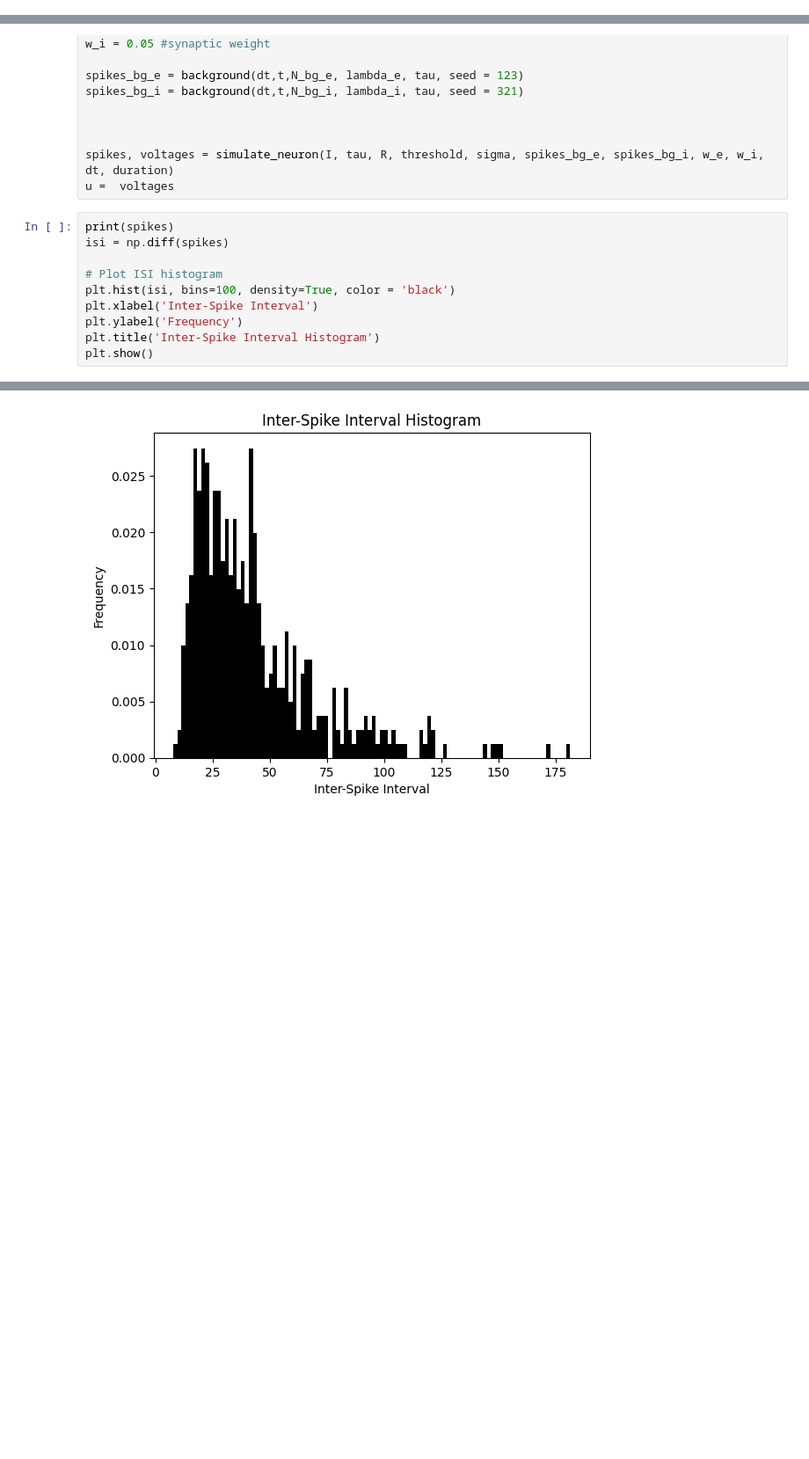
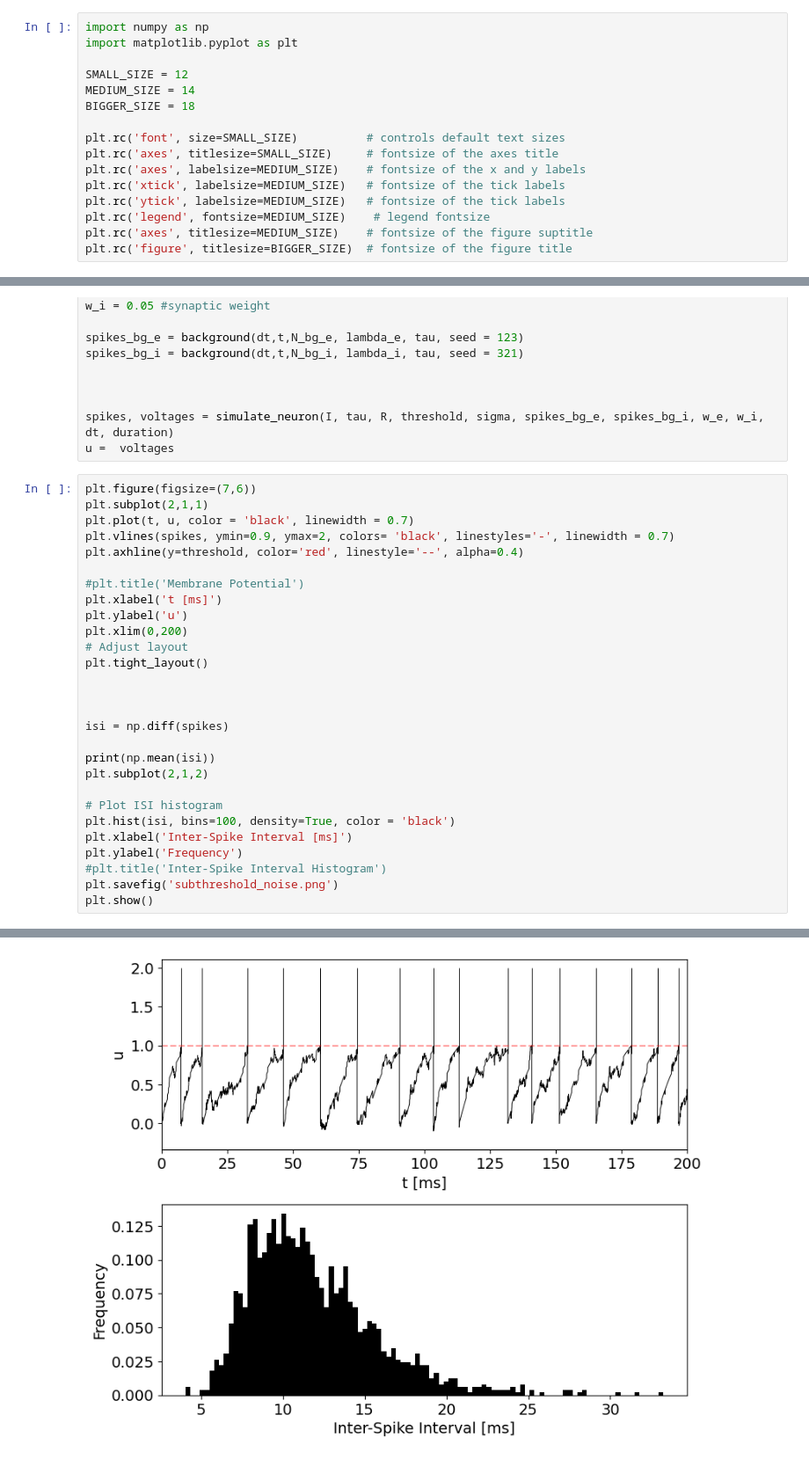
Before and after one commit to zaffo1/Noisy_Neurons, a Jupyter notebook: ISI.ipynb, the cells around one changed output, grey strips where cells are left out. Shown: that part at 88% size. Cells and saved outputs as stored; diff of their text form; blank space fills up the shorter version.

```diff
--- a/ISI.ipynb
+++ b/ISI.ipynb
@@ -1,3 +1,19 @@
+# %%
+import numpy as np
+import matplotlib.pyplot as plt
+
+SMALL_SIZE = 12
+MEDIUM_SIZE = 14
+BIGGER_SIZE = 18
+
+plt.rc('font', size=SMALL_SIZE)          # controls default text sizes
+plt.rc('axes', titlesize=SMALL_SIZE)     # fontsize of the axes title
+plt.rc('axes', labelsize=MEDIUM_SIZE)    # fontsize of the x and y labels
+plt.rc('xtick', labelsize=MEDIUM_SIZE)   # fontsize of the tick labels
+plt.rc('ytick', labelsize=MEDIUM_SIZE)   # fontsize of the tick labels
+plt.rc('legend', fontsize=MEDIUM_SIZE)    # legend fontsize
+plt.rc('axes', titlesize=MEDIUM_SIZE)    # fontsize of the figure suptitle
+plt.rc('figure', titlesize=BIGGER_SIZE)  # fontsize of the figure title
 # %%
 import numpy as np
 import matplotlib.pyplot as plt
@@ -94,13 +112,31 @@ spikes_bg_i = background(dt,t,N_bg_i, lambda_i, tau, seed = 321)
 spikes, voltages = simulate_neuron(I, tau, R, threshold, sigma, spikes_bg_e, spikes_bg_i, w_e, w_i, dt, duration)
 u =  voltages
 # %%
-print(spikes)
+plt.figure(figsize=(7,6))
+plt.subplot(2,1,1)
+plt.plot(t, u, color = 'black', linewidth = 0.7)
+plt.vlines(spikes, ymin=0.9, ymax=2, colors= 'black', linestyles='-', linewidth = 0.7)
+plt.axhline(y=threshold, color='red', linestyle='--', alpha=0.4)
+
+#plt.title('Membrane Potential')
+plt.xlabel('t [ms]')
+plt.ylabel('u')
+plt.xlim(0,200)
+# Adjust layout
+plt.tight_layout()
+
+
+
 isi = np.diff(spikes)
+
+print(np.mean(isi))
+plt.subplot(2,1,2)
 
 # Plot ISI histogram
 plt.hist(isi, bins=100, density=True, color = 'black')
-plt.xlabel('Inter-Spike Interval')
+plt.xlabel('Inter-Spike Interval [ms]')
 plt.ylabel('Frequency')
-plt.title('Inter-Spike Interval Histogram')
+#plt.title('Inter-Spike Interval Histogram')
+plt.savefig('subthreshold_noise.png')
 plt.show()
 # %% [output]
@@ -108 +144 @@ plt.show()
-[figure, old version]
+[figure, new version]
```
Also changed, not shown: parts of 5 cells of this notebook, 8 other files.
